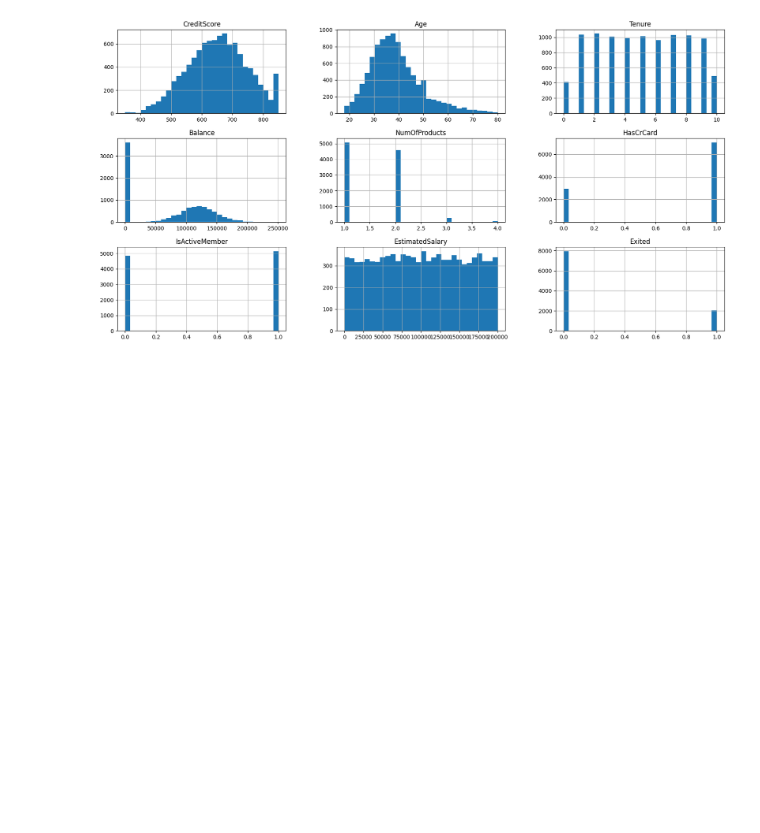
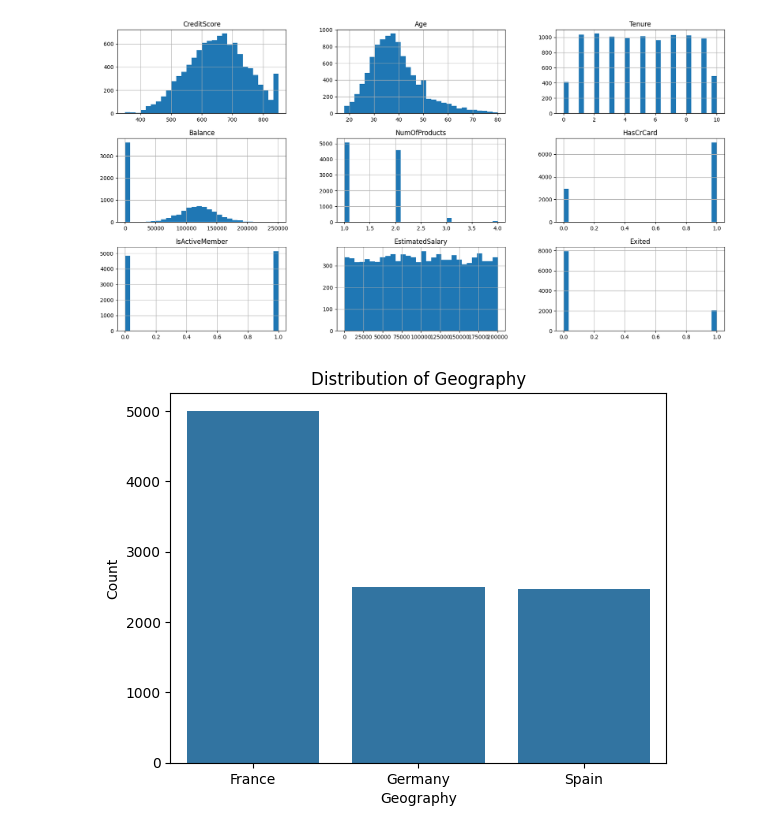
Before and after one commit to NadineTamish/Churn-Modeling, a Jupyter notebook: notebooks/notebook.ipynb, the cells around one changed output. Drawn from its saved outputs; the diff is of its cells as text; code cells hidden in the pictures; blank space fills up the shorter version.

Commit message:
preprocessing data

```diff
--- a/notebooks/notebook.ipynb
+++ b/notebooks/notebook.ipynb
@@ -186,3 +193,11 @@ plt.show # only for numerical
 # %% [output]
 <function matplotlib.pyplot.show(close=None, block=None)>
 [figure]
+# %%
+sns.countplot(data=df,x='Geography', order=df['Geography'].value_counts().index.to_list()) ## title ,xlabel,ylabel
+plt.title("Distribution of Geography")
+plt.xlabel("Geography")
+plt.ylabel("Count")
+plt.show()
+# %% [output]
+[figure, added]
```
Also changed, not shown: parts of 23 cells of this notebook.
